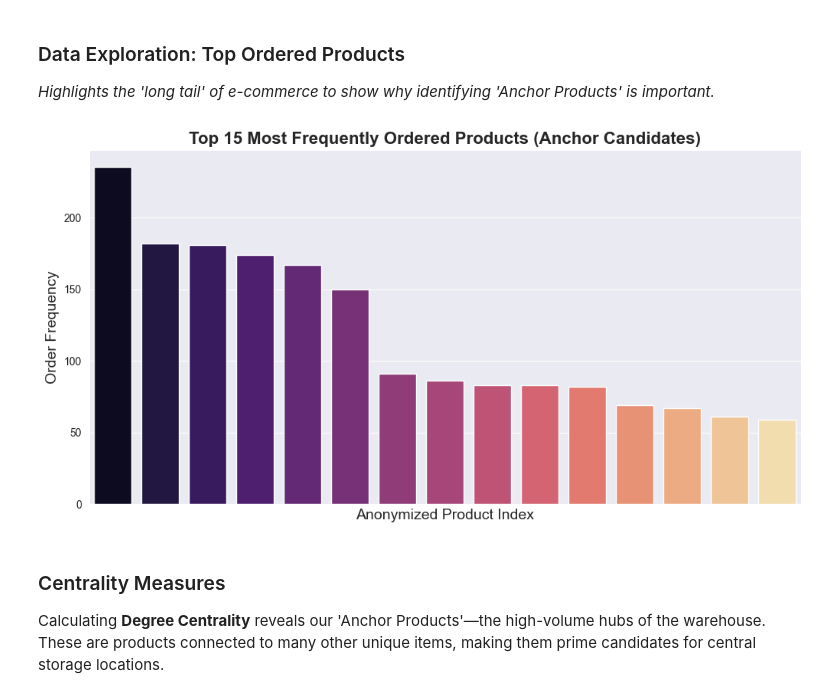
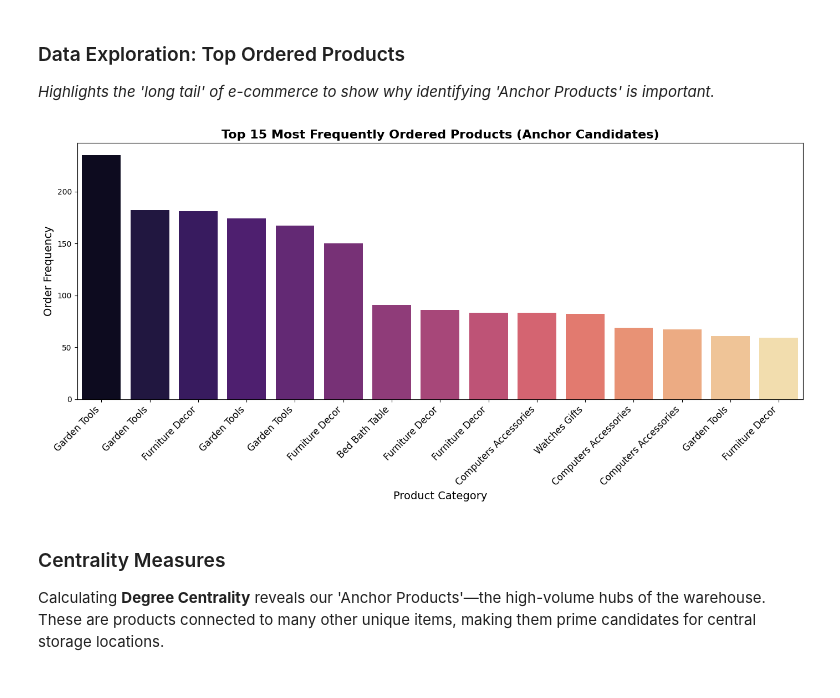
Before and after one commit to Mamajin/-Brazilian-E-Commerce-Public-Dataset-Olist-Data-Analytics, a Jupyter notebook: Graph_Based_Warehouse_Optimization.ipynb, the cells around one changed output. Saved outputs shown, nothing was run; the diff lists cells and outputs as text; code cells hidden in the pictures.

```diff
--- a/Graph_Based_Warehouse_Optimization.ipynb
+++ b/Graph_Based_Warehouse_Optimization.ipynb
@@ -105,16 +105,24 @@ Projected Product Graph Edges: 4058
 ### Data Exploration: Top Ordered Products
 *Highlights the 'long tail' of e-commerce to show why identifying 'Anchor Products' is important.*
 # %%
-plt.figure(figsize=(12, 6))
+products_df = pd.read_csv('olist_products_dataset.csv')
+translation_df = pd.read_csv('product_category_name_translation.csv')
+products_df = products_df.merge(translation_df, on='product_category_name', how='left')
+prod_to_name = dict(zip(products_df['product_id'], products_df['product_category_name_english']))
+
+plt.figure(figsize=(14, 7))
 top_products = df_multi['product_id'].value_counts().head(15)
+readable_labels = [str(prod_to_name.get(pid, 'Unknown')).replace('_', ' ').title() for pid in top_products.index]
+
 sns.barplot(x=range(len(top_products)), y=top_products.values, palette='magma')
 plt.title('Top 15 Most Frequently Ordered Products (Anchor Candidates)', fontsize=16, fontweight='bold')
-plt.xlabel('Anonymized Product Index', fontsize=14)
+plt.xlabel('Product Category', fontsize=14)
 plt.ylabel('Order Frequency', fontsize=14)
-plt.xticks([]) # Hide long string IDs for better slide aesthetics
+plt.xticks(ticks=range(len(top_products)), labels=readable_labels, rotation=45, ha='right', fontsize=12)
+plt.tight_layout()
 plt.show()
 # %% [output]
-[figure, old version]
+[figure, new version]
 # %% [markdown]
 ### Centrality Measures
 Calculating **Degree Centrality** reveals our 'Anchor Products'—the high-volume hubs of the warehouse. These are products connected to many other unique items, making them prime candidates for central storage locations.
```
Also changed, not shown: parts of 6 cells of this notebook.
